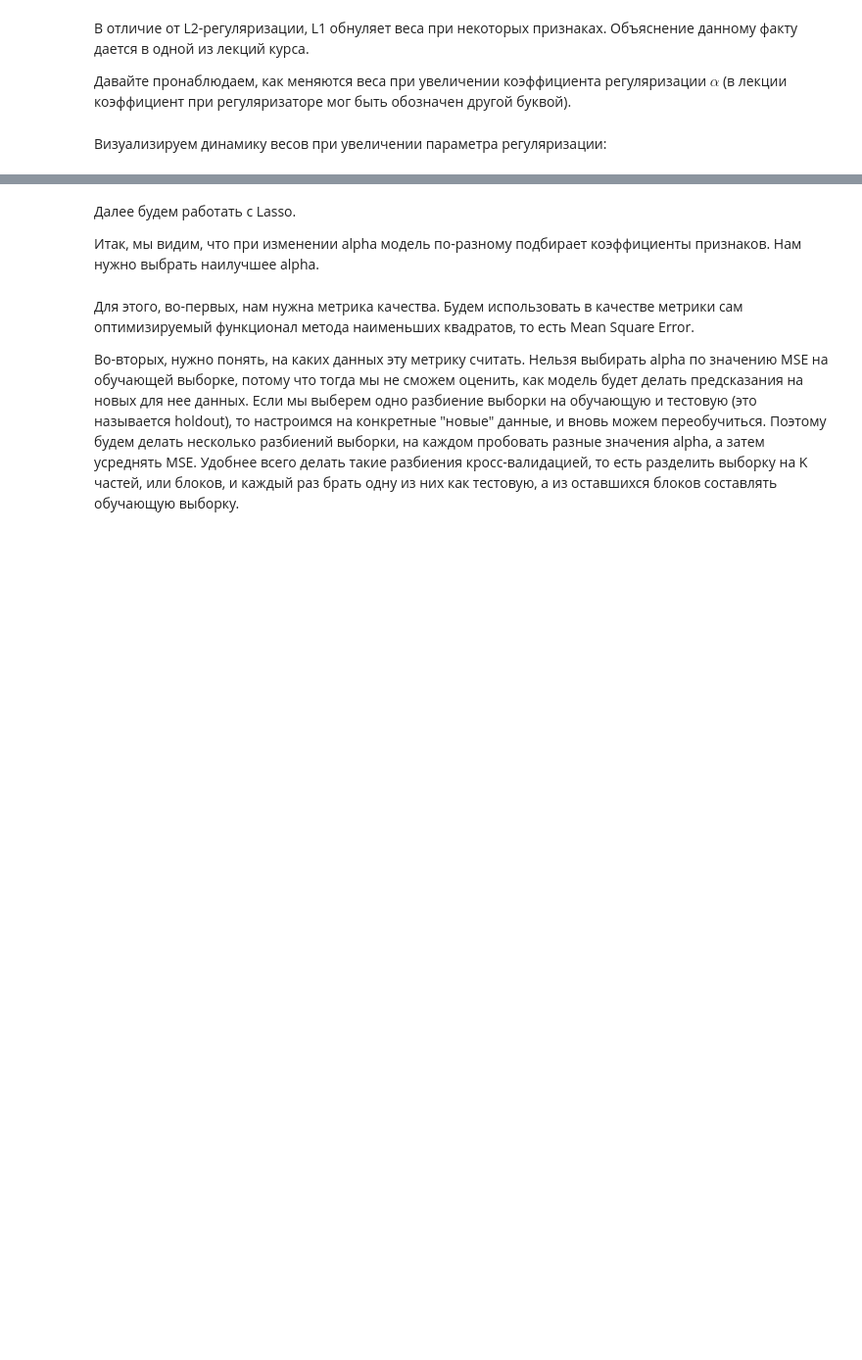
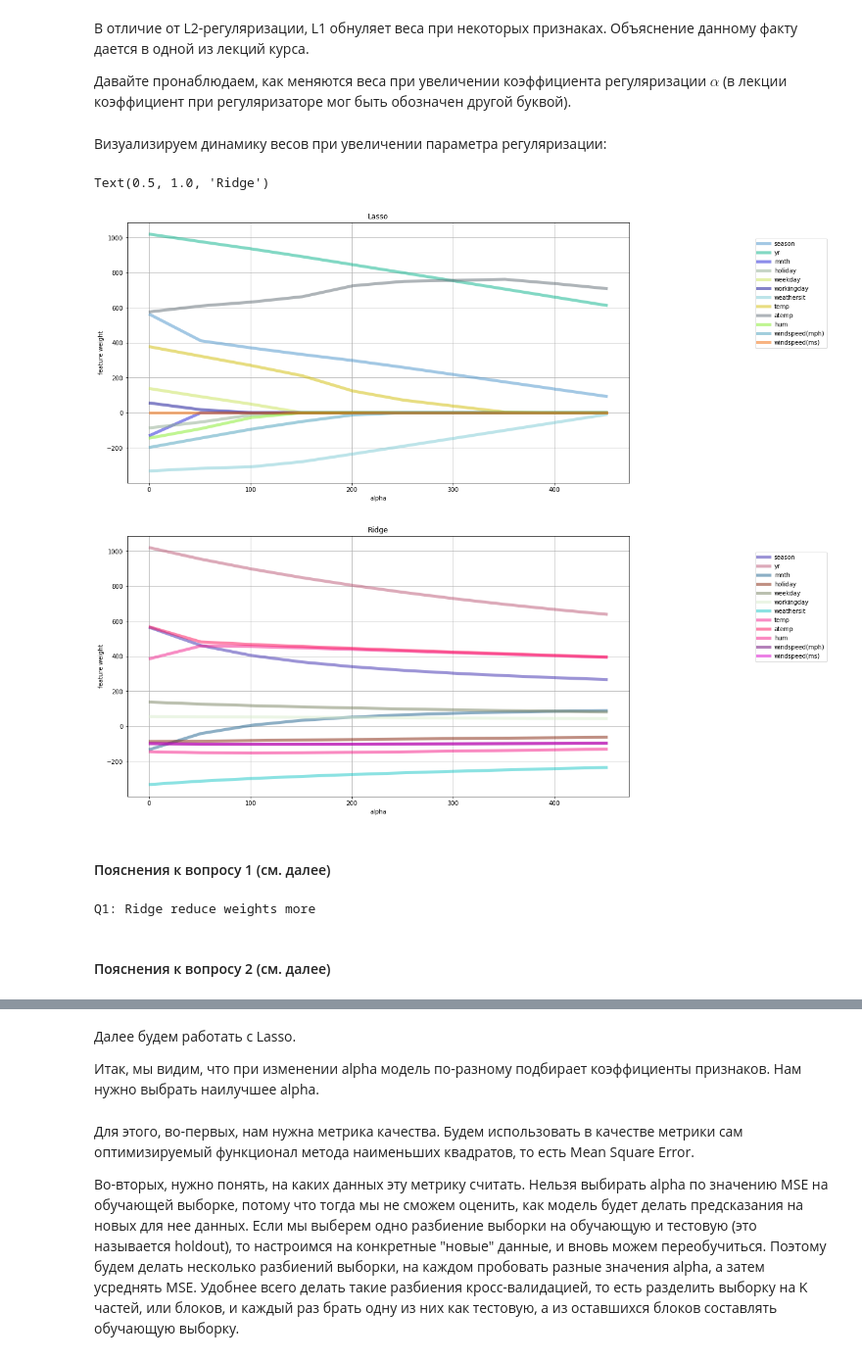
Before and after one commit to ZakharovAleksey/Study, a Jupyter notebook: Machine Learning/Yandex_specialization/1_Labeling_data_training/t3_linear_model.ipynb, the cells around one changed output, grey strips where cells are left out. Shown: that part at 98% size. Drawn from its saved outputs; the diff is of its cells as text; code cells hidden in the pictures; blank space fills up the shorter version.

```diff
--- a/Machine Learning/Yandex_specialization/1_Labeling_data_training/t3_linear_model.ipynb
+++ b/Machine Learning/Yandex_specialization/1_Labeling_data_training/t3_linear_model.ipynb
@@ -174,3 +210,8 @@ from sklearn.linear_model import Lasso, Ridge
 # %%
 # Код 2.2 (0.5 балла)
 # Обучите линейную модель с L1-регуляризацией и выведите веса
+clf = Lasso()
+clf.fit(X, y)
+
+for p in zip(df.columns.values, clf.coef_):
+    print(p[0], ' : ', round(p[1], 2))
@@ -177,3 +231,8 @@ from sklearn.linear_model import Lasso, Ridge
 # %%
 # Код 2.3 (0.5 балла)
 # Обучите линейную модель с L2-регуляризацией и выведите веса
+clf = Ridge()
+clf.fit(X, y)
+
+for p in zip(df.columns.values, clf.coef_):
+    print(p[0], ': ', round(p[1], 3))
@@ -191,21 +263,62 @@ coefs_ridge = np.zeros((alphas.shape[0], X.shape[1]))
 # Для каждого значения коэффициента из alphas обучите регрессор Lasso
 # и запишите веса в соответствующую строку матрицы coefs_lasso (вспомните встроенную в python функцию enumerate),
 # а затем обучите Ridge и запишите веса в coefs_ridge.
+# %%
+# Lasso weights
+for ID, cur_alpha in enumerate(alphas):
+    clf = Lasso(alpha=cur_alpha)
+    clf.fit(X, y)
+    coefs_lasso[ID,:] = clf.coef_
+# %%
+# Ridge weights
+for ID, cur_alpha in enumerate(alphas):
+    clf = Ridge(alpha=cur_alpha)
+    clf.fit(X, y)
+    coefs_ridge[ID,:] = clf.coef_
 # %% [markdown]
 Визуализируем динамику весов при увеличении параметра регуляризации:
 # %%
-plt.figure(figsize=(8, 5))
+plt.figure(figsize=(15, 8))
 for coef, feature in zip(coefs_lasso.T, df.columns):
-    plt.plot(alphas, coef, label=feature, color=np.random.rand(3))
+    plt.plot(alphas, coef, label=feature, color=np.random.rand(3), lw=5, alpha=0.5)
 plt.legend(loc="upper right", bbox_to_anchor=(1.4, 0.95))
 plt.xlabel("alpha")
 plt.ylabel("feature weight")
+plt.grid(True)
 plt.title("Lasso")
 
-plt.figure(figsize=(8, 5))
+plt.figure(figsize=(15, 8))
 for coef, feature in zip(coefs_ridge.T, df.columns):
-    plt.plot(alphas, coef, label=feature, color=np.random.rand(3))
+    plt.plot(alphas, coef, label=feature, color=np.random.rand(3), lw=5, alpha=0.5)
 plt.legend(loc="upper right", bbox_to_anchor=(1.4, 0.95))
 plt.xlabel("alpha")
+plt.grid(True)
 plt.ylabel("feature weight")
 plt.title("Ridge")
+# %% [output]
+Text(0.5, 1.0, 'Ridge')
+[figure, added]
+[figure, added]
+# %% [markdown]
+#### Пояснения к вопросу 1 (см. далее)
+# %%
+# Question 1.
+N = coefs_lasso.shape[0]
+N_l = 0; N_r = 0
+
+for ID in range(N):
+    N_lasso = np.sum(np.less(coefs_lasso[ID, :], coefs_ridge[ID, :]))
+    N_ridge = N - N_lasso
+    if N_lasso > N_ridge:
+        N_l += 1
+    else:
+        N_r += 1
+
+if N_l > N_r:
+    print('Q1: Lasso reduce weights more')
+else:
+    print('Q1: Ridge reduce weights more')
+# %% [output]
+Q1: Ridge reduce weights more
+# %% [markdown]
+#### Пояснения к вопросу 2 (см. далее)
```
Also changed, not shown: parts of 27 cells of this notebook.
